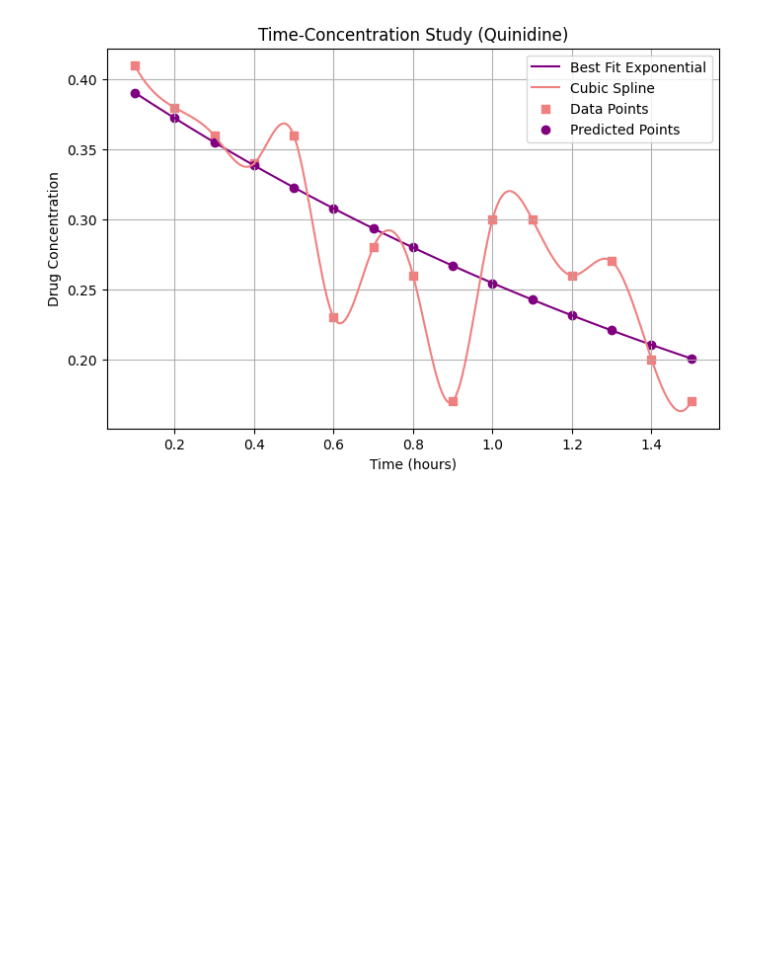
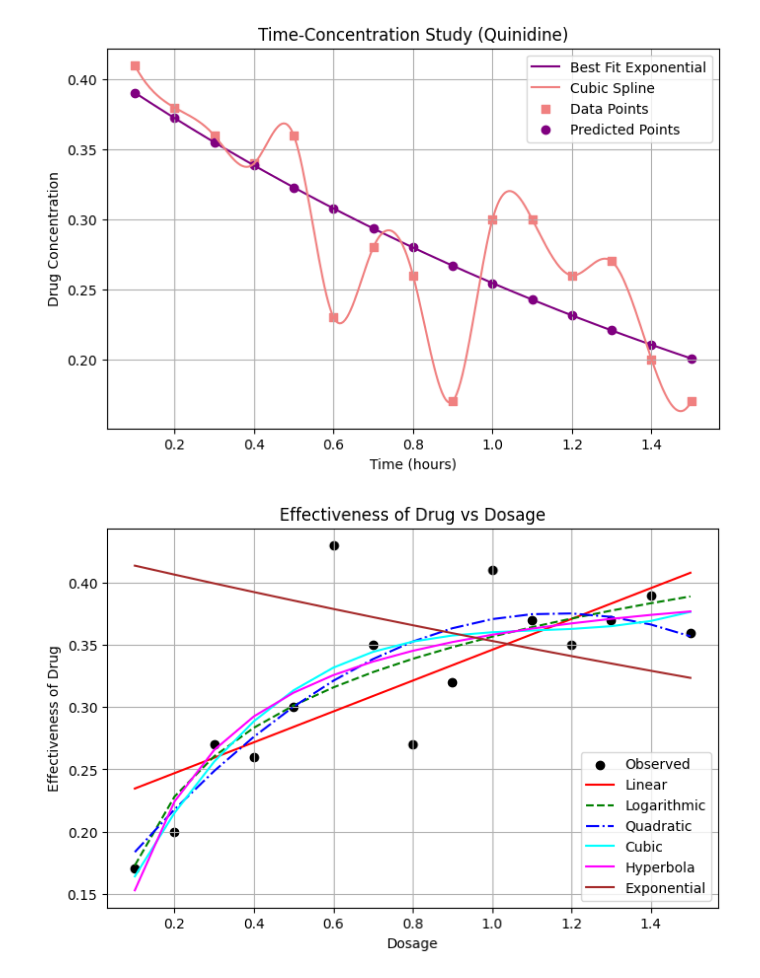
Before and after one commit to winati17/ml-in-medicine, a Jupyter notebook: ch-66.ipynb, the cells around one changed output. Drawn from its saved outputs; the diff is of its cells as text; code cells hidden in the pictures; blank space fills up the shorter version.

Commit message:
rainbow model, should we include cubic?

```diff
--- a/ch-66.ipynb
+++ b/ch-66.ipynb
@@ -198,3 +163,87 @@ plt.show()
 # %% [output]
 [figure]
 [figure]
+# %%
+import numpy as np
+import pandas as pd
+import matplotlib.pyplot as plt
+from scipy.optimize import curve_fit
+from numpy.polynomial import Polynomial
+
+
+
+# Generate plots with multiple fits for each study
+
+# Plot for Dose-Effectiveness Study
+plt.figure(figsize=(8, 5))
+plt.scatter(x_dose, y_effectiveness, color='black', marker='o', label="Observed")
+
+# Linear fit
+params_linear, _ = curve_fit(linear, x_dose, y_effectiveness)
+plt.plot(x_dose, linear(x_dose, *params_linear), label="Linear", linestyle='-', color='red')
+
+# Logarithmic fit
+params_log, _ = curve_fit(logarithmic, x_dose, y_effectiveness)
+plt.plot(x_dose, logarithmic(x_dose, *params_log), label="Logarithmic", linestyle='--', color='green')
+
+# Quadratic fit
+params_quad, _ = curve_fit(quadratic, x_dose, y_effectiveness)
+plt.plot(x_dose, quadratic(x_dose, *params_quad), label="Quadratic", linestyle='-.', color='blue')
+
+# Cubic fit
+params_cubic, _ = curve_fit(cubic, x_dose, y_effectiveness)
+plt.plot(x_dose, cubic(x_dose, *params_cubic), label="Cubic", linestyle='-', color='cyan')
+
+# Hyperbola fit
+params_hyperbolic, _ = curve_fit(hyperbola, x_dose, y_effectiveness)
+plt.plot(x_dose, hyperbola(x_dose, *params_hyperbolic), label="Hyperbola", linestyle='-', color='magenta')
+
+# Exponential fit
+params_exp, _ = curve_fit(exponential, x_dose, y_effectiveness)
+plt.plot(x_dose, exponential(x_dose, *params_hyperbolic), label="Exponential", linestyle='-', color='brown')
+
+# Customize plot
+plt.xlabel("Dosage")
+plt.ylabel("Effectiveness of Drug")
+plt.title("Effectiveness of Drug vs Dosage")
+plt.legend()
+plt.grid(True)
+plt.show()
+
+# Plot for Time-Concentration Study
+plt.figure(figsize=(8, 5))
+plt.scatter(x_time, y_concentration, color='black', marker='o', label="Observed")
+
+# Linear fit
+params_linear, _ = curve_fit(linear, x_time, y_concentration)
+plt.plot(x_time, linear(x_time, *params_linear), label="Linear", linestyle='-', color='red')
+
+# Logarithmic fit
+params_log, _ = curve_fit(logarithmic, x_time, y_concentration)
+plt.plot(x_time, logarithmic(x_time, *params_log), label="Logarithmic", linestyle='--', color='green')
+
+# Quadratic fit
+params_quad, _ = curve_fit(quadratic, x_time, y_concentration)
+plt.plot(x_time, quadratic(x_time, *params_quad), label="Quadratic", linestyle='-.', color='blue')
+
+# Cubic fit
+params_cubic, _ = curve_fit(cubic, x_time, y_concentration)
+plt.plot(x_time, cubic(x_time, *params_cubic), label="Cubic", linestyle='-', color='cyan')
+
+# Hyperbola fit
+params_hyperbolic, _ = curve_fit(hyperbola, x_time, y_concentration)
+plt.plot(x_time, hyperbola(x_time, *params_hyperbolic), label="Hyperbola", linestyle='-', color='magenta')
+
+# Exponential fit
+params_exp, _ = curve_fit(exponential, x_time, y_concentration)
+plt.plot(x_time, exponential(x_time, *params_hyperbolic), label="Exponential", linestyle='-', color='brown')
+
+# Customize plot
+plt.xlabel("Time (hours)")
+plt.ylabel("Drug Concentration")
+plt.title("Drug Concentration vs Time")
+plt.legend()
+plt.grid(True)
+plt.show()
+# %% [output]
+[figure, added]
```
Also changed, not shown: parts of 5 cells of this notebook.
